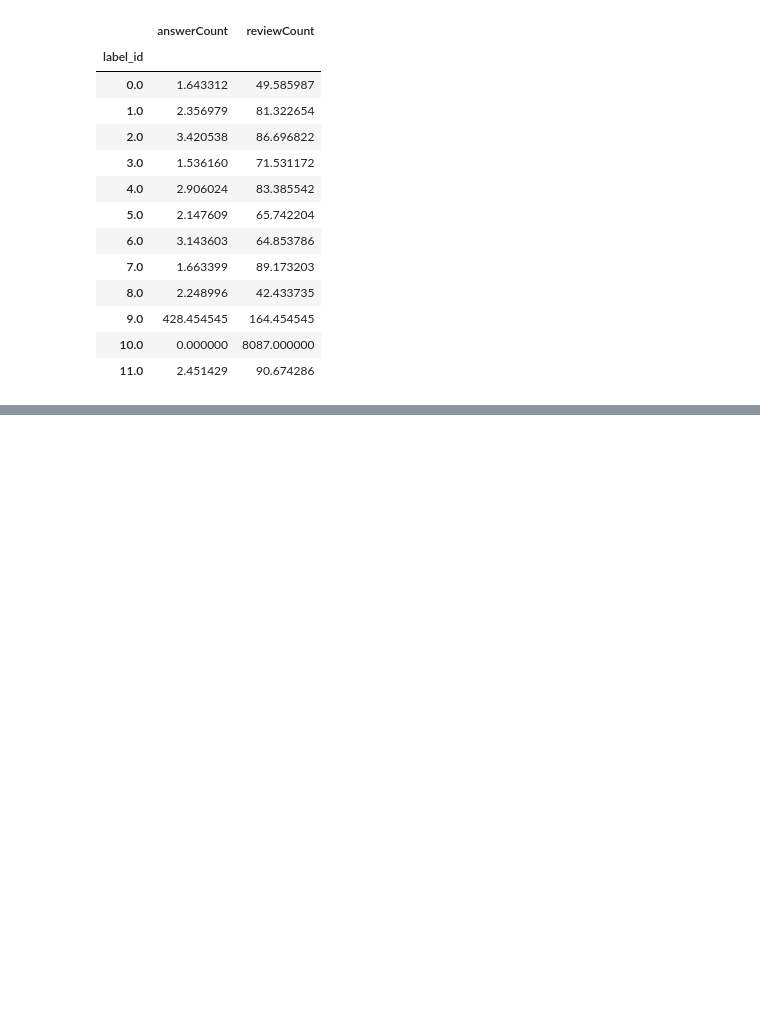
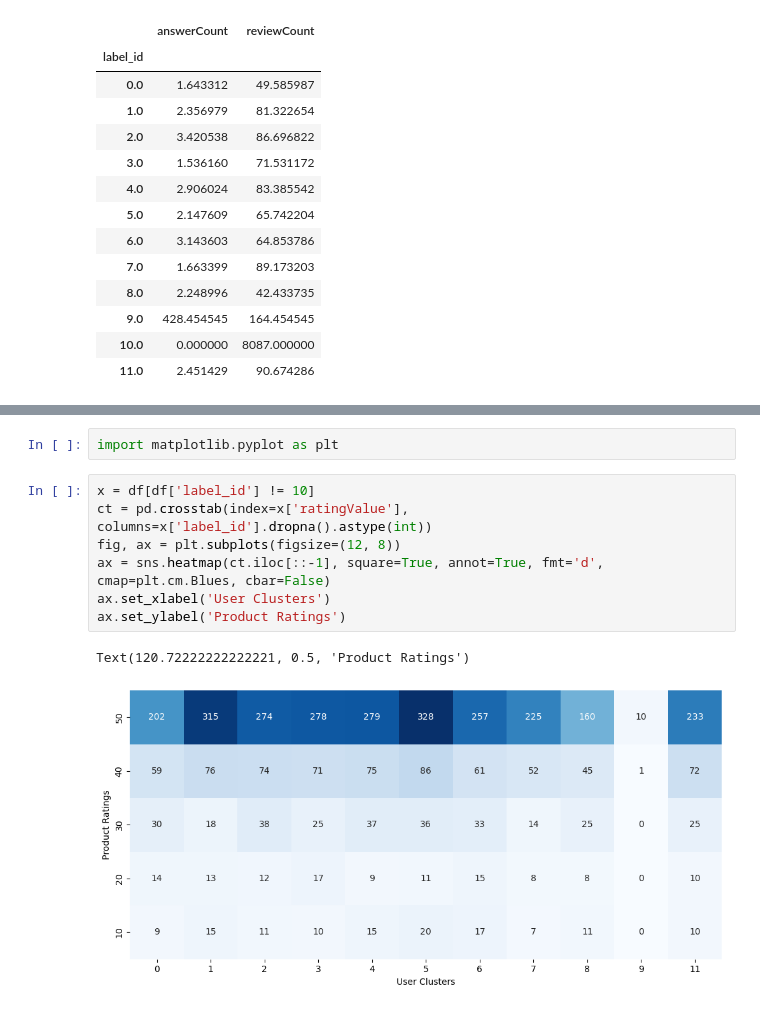
Before and after one commit to jaidevd/dataviz-group-3, a Jupyter notebook: explore-clusters.ipynb, the cells around one changed output, grey strips where cells are left out. Drawn from its saved outputs; the diff is of its cells as text; blank space fills up the shorter version.

```diff
--- a/explore-clusters.ipynb
+++ b/explore-clusters.ipynb
@@ -67,0 +86,12 @@ clusters.groupby('label_id')[['answerCount', 'reviewCount']].mean()
+# %%
+import matplotlib.pyplot as plt
+# %%
+x = df[df['label_id'] != 10]
+ct = pd.crosstab(index=x['ratingValue'], columns=x['label_id'].dropna().astype(int))
+fig, ax = plt.subplots(figsize=(12, 8))
+ax = sns.heatmap(ct.iloc[::-1], square=True, annot=True, fmt='d', cmap=plt.cm.Blues, cbar=False)
+ax.set_xlabel('User Clusters')
+ax.set_ylabel('Product Ratings')
+# %% [output]
+Text(120.72222222222221, 0.5, 'Product Ratings')
+[figure, added]
```
Also changed, not shown: parts of 16 cells of this notebook, 12 other files.
